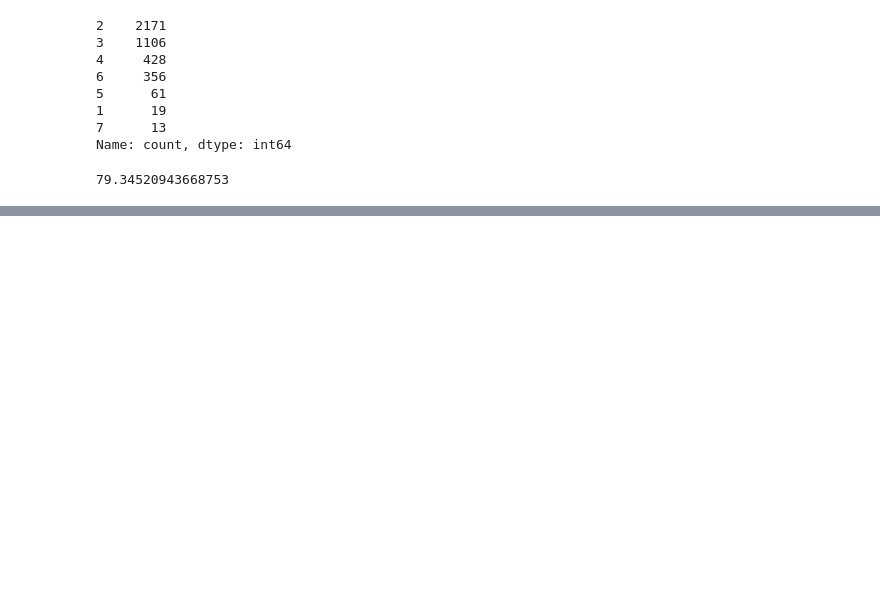
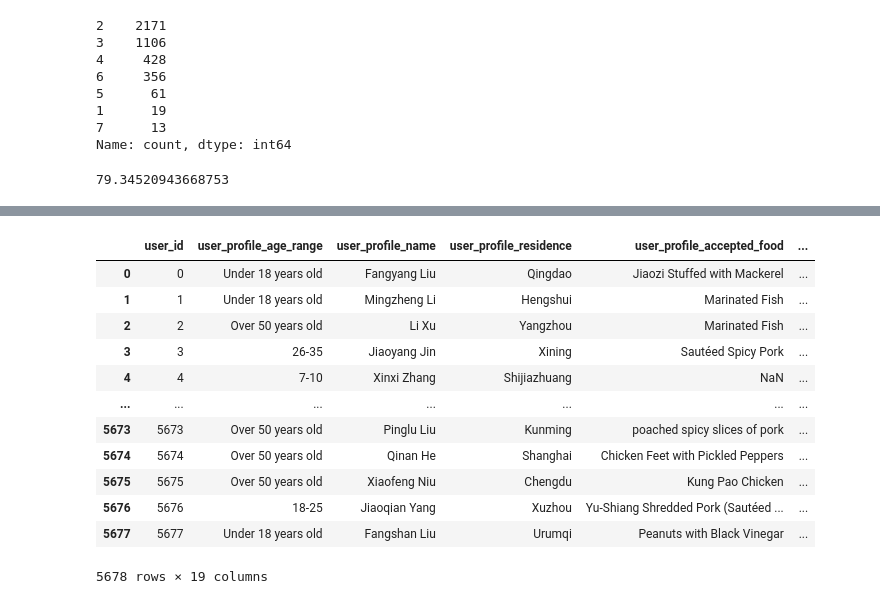
Before and after one commit to boostcampaitech5/level3_recsys_finalproject-recsys-07, a Jupyter notebook: graph/graph.ipynb, the cells around one changed output, grey strips where cells are left out. Saved outputs shown, nothing was run; the diff lists cells and outputs as text; code cells hidden in the pictures; blank space fills up the shorter version.

```diff
--- a/graph/graph.ipynb
+++ b/graph/graph.ipynb
@@ -316,0 +299,16 @@ for i in tqdm(range(1,10)):
+# %%
+pd.read_csv(PATH + 'train_user.csv')
+# %% [output]
+|  | user_id | user_profile_age_range | user_profile_name | user_profile_residence | user_profile_accepted_food | ... |
+| 0 | 0 | Under 18 years old | Fangyang Liu | Qingdao | Jiaozi Stuffed with Mackerel | ... |
+| 1 | 1 | Under 18 years old | Mingzheng Li | Hengshui | Marinated Fish | ... |
+| 2 | 2 | Over 50 years old | Li Xu | Yangzhou | Marinated Fish | ... |
+| 3 | 3 | 26-35 | Jiaoyang Jin | Xining | Sautéed Spicy Pork | ... |
+| 4 | 4 | 7-10 | Xinxi Zhang | Shijiazhuang | NaN | ... |
+| ... | ... | ... | ... | ... | ... | ... |
+| 5673 | 5673 | Over 50 years old | Pinglu Liu | Kunming | poached spicy slices of pork | ... |
+| 5674 | 5674 | Over 50 years old | Qinan He | Shanghai | Chicken Feet with Pickled Peppers | ... |
+| 5675 | 5675 | Over 50 years old | Xiaofeng Niu | Chengdu | Kung Pao Chicken | ... |
+| 5676 | 5676 | 18-25 | Jiaoqian Yang | Xuzhou | Yu-Shiang Shredded Pork (Sautéed ... | ... |
+| 5677 | 5677 | Under 18 years old | Fangshan Liu | Urumqi | Peanuts with Black Vinegar | ... |
+5678 rows × 19 columns
```
Also changed, not shown: parts of 16 cells of this notebook, 2 other files.
